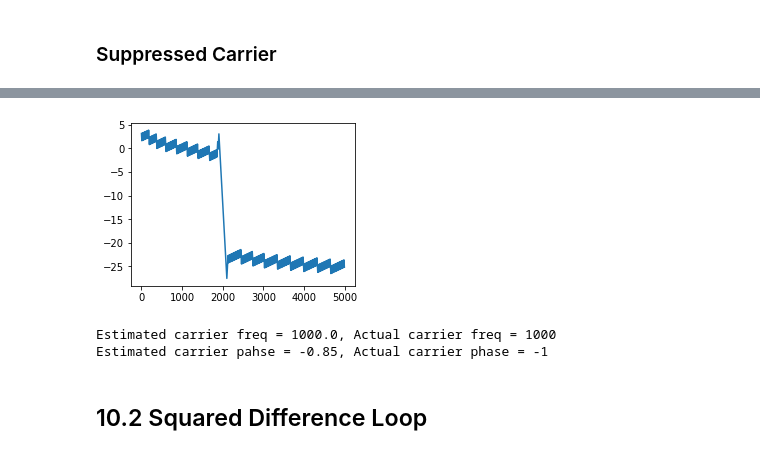
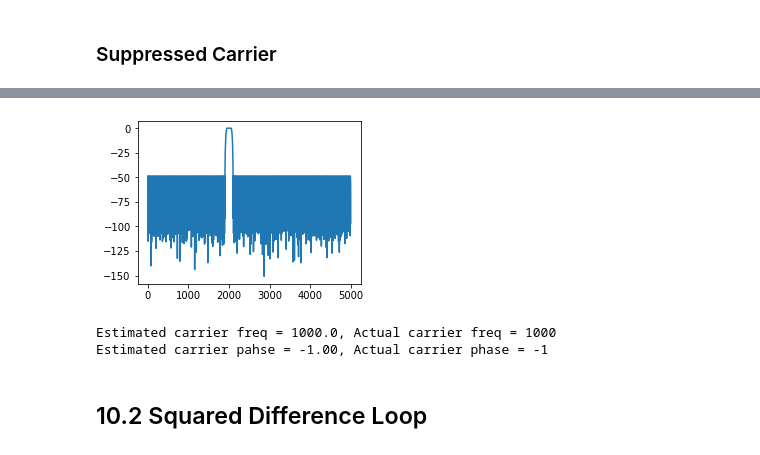
Before and after one commit to mohantyk/srd, a Jupyter notebook: Chap10.ipynb, the cells around one changed output, grey strips where cells are left out. Saved outputs shown, nothing was run; the diff lists cells and outputs as text; code cells hidden in the pictures.

Commit message:
Fix bug in fft estimate for suppressed carrier

```diff
--- a/Chap10.ipynb
+++ b/Chap10.ipynb
@@ -80,16 +80,16 @@ plotspec(waveform**2, Ts);
 # %%
 squared_signal = modulated_suppr_carrier ** 2 # Use a square non-linearity
 # Create bandpass filter at twice the carrier frequency
 taps = 500
 Fs = 1/Ts
 band_edges = [0, 1900, 1950, 2050, 2100, 5000]
 damps = [0, 1, 0]
 bpf = signal.remez(taps, band_edges, damps, fs=Fs)
-w, h = signal.freqz(bpf,1, fs=Fs)
+w, h = signal.freqz(bpf,1, len(squared_signal), fs=Fs)
 preprocessed = signal.lfilter(bpf, 1, squared_signal)
-plt.plot(w, np.unwrap(np.angle(h)));
+plt.plot(w, db(h));
 # %% [output]
-[figure, old version]
+[figure, new version]
 # %%
 # Now use the fft method
 freq_2x, phase_2x_with_bpf = estimate_carrier_with_fft(preprocessed, Ts)
@@ -102,7 +102,7 @@ print(f'Estimated carrier freq = {freq}, Actual carrier freq = {fc}')
 print(f'Estimated carrier pahse = {phase:.2f}, Actual carrier phase = {phi}')
 # %% [output]
 Estimated carrier freq = 1000.0, Actual carrier freq = 1000
-Estimated carrier pahse = -0.85, Actual carrier phase = -1
+Estimated carrier pahse = -1.00, Actual carrier phase = -1
 # %% [markdown]
 ## 10.2 Squared Difference Loop
 # %%
```
Also changed, not shown: parts of 4 cells of this notebook.
